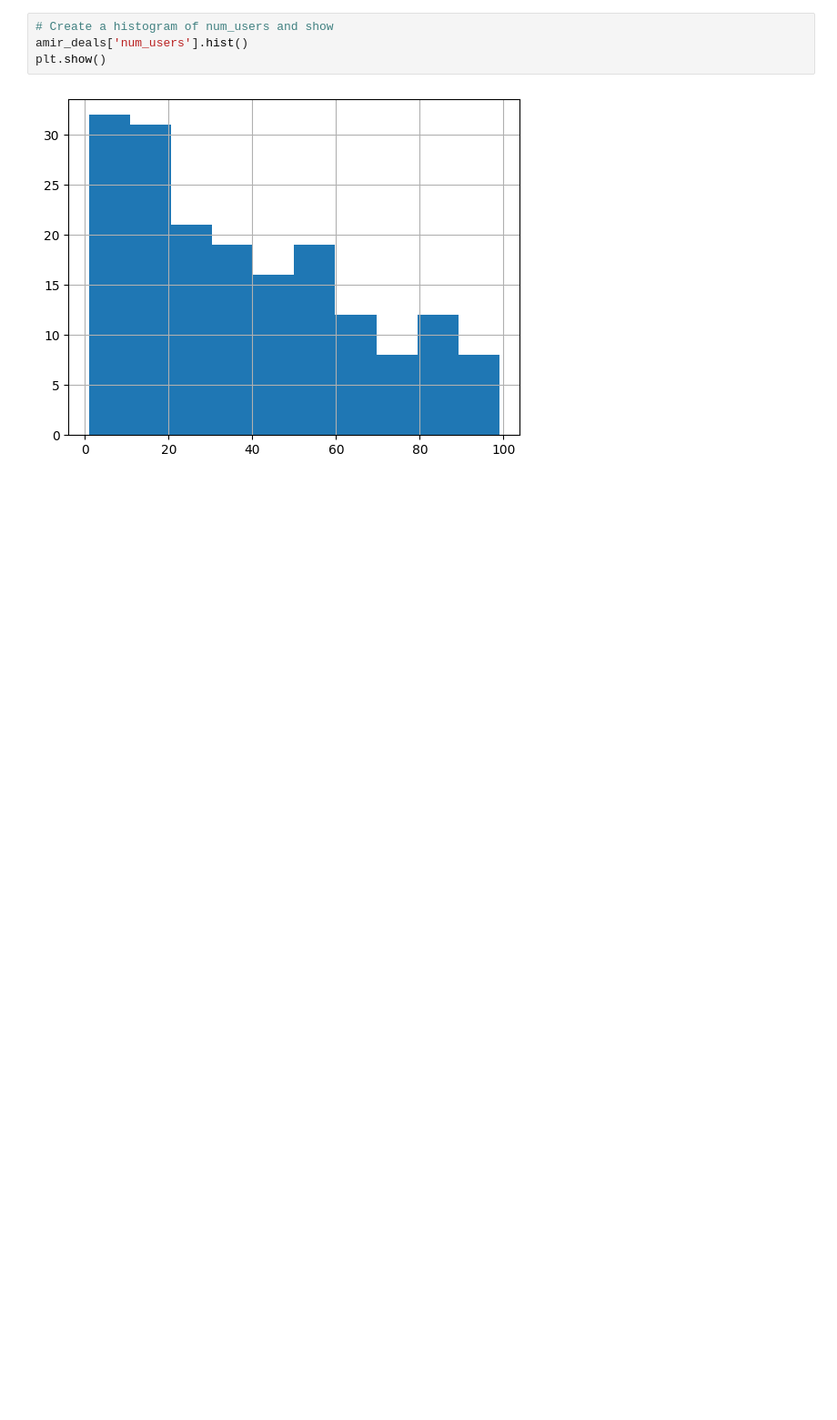
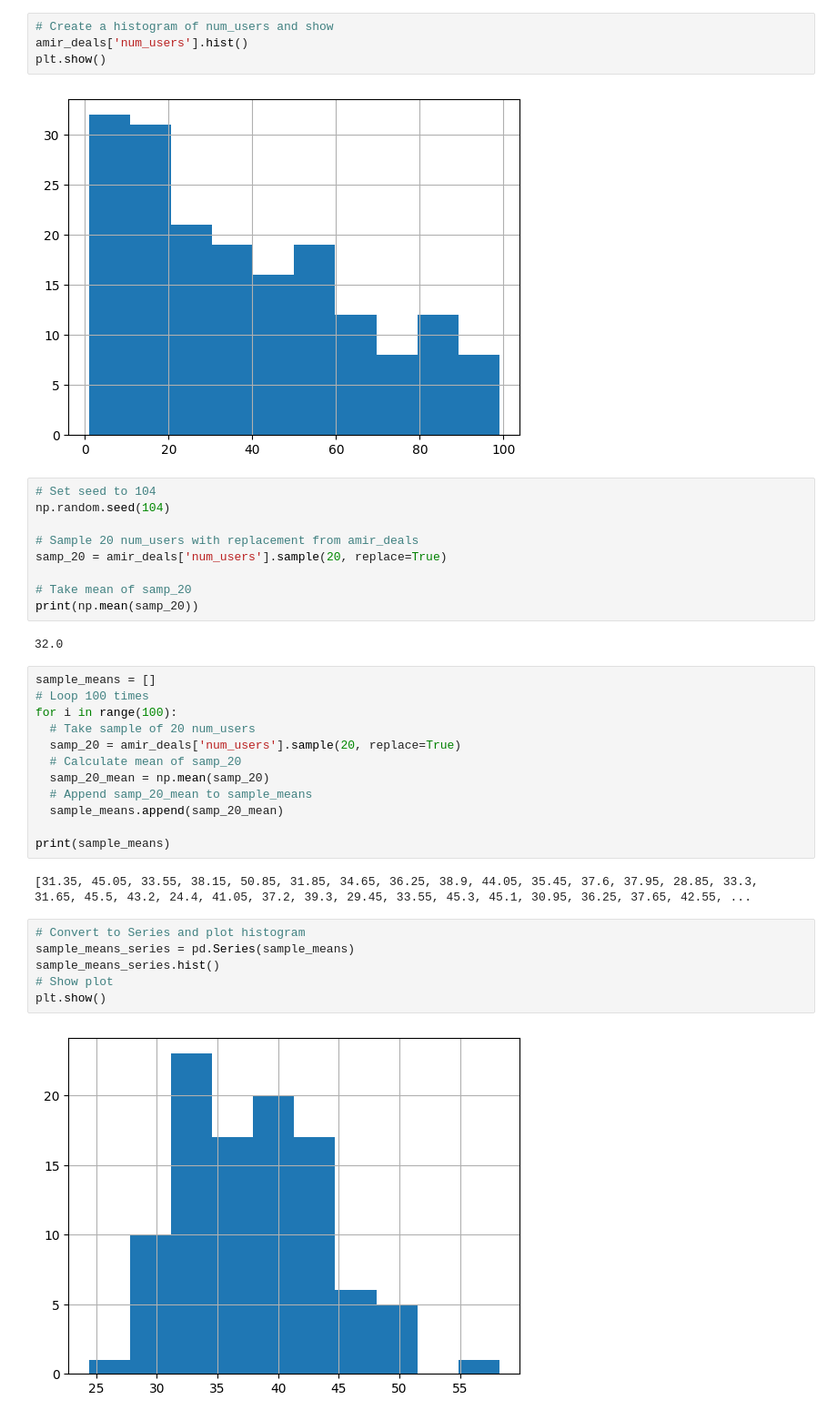
Before and after one commit to suhyeon0325/TIL, a Jupyter notebook: 통계복습_240114.ipynb, the cells around one changed output. Shown at 91% size. Drawn from its saved outputs; the diff is of its cells as text; blank space fills up the shorter version.

```diff
--- a/통계복습_240114.ipynb
+++ b/통계복습_240114.ipynb
@@ -281,3 +281,36 @@ amir_deals['num_users'].hist()
 plt.show()
 # %% [output]
 [figure]
+# %%
+# Set seed to 104
+np.random.seed(104)
+
+# Sample 20 num_users with replacement from amir_deals
+samp_20 = amir_deals['num_users'].sample(20, replace=True)
+
+# Take mean of samp_20
+print(np.mean(samp_20))
+# %% [output]
+32.0
+# %%
+sample_means = []
+# Loop 100 times
+for i in range(100):
+  # Take sample of 20 num_users
+  samp_20 = amir_deals['num_users'].sample(20, replace=True)
+  # Calculate mean of samp_20
+  samp_20_mean = np.mean(samp_20)
+  # Append samp_20_mean to sample_means
+  sample_means.append(samp_20_mean)
+
+print(sample_means)
+# %% [output]
+[31.35, 45.05, 33.55, 38.15, 50.85, 31.85, 34.65, 36.25, 38.9, 44.05, 35.45, 37.6, 37.95, 28.85, 33.3, 31.65, 45.5, 43.2, 24.4, 41.05, 37.2, 39.3, 29.45, 33.55, 45.3, 45.1, 30.95, 36.25, 37.65, 42.55, ...
+# %%
+# Convert to Series and plot histogram
+sample_means_series = pd.Series(sample_means)
+sample_means_series.hist()
+# Show plot
+plt.show()
+# %% [output]
+[figure, added]
```
Also changed, not shown: parts of 44 cells of this notebook.
